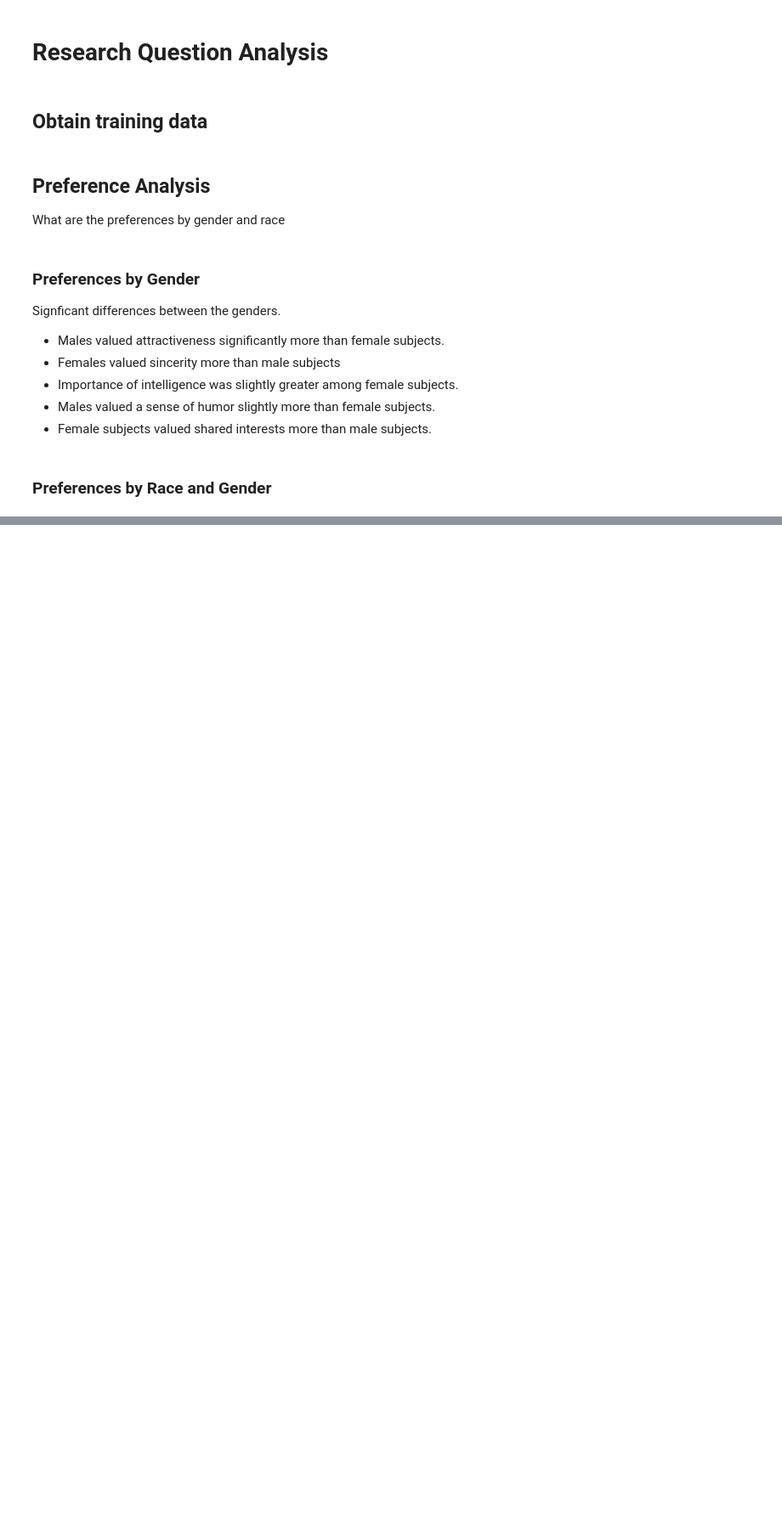
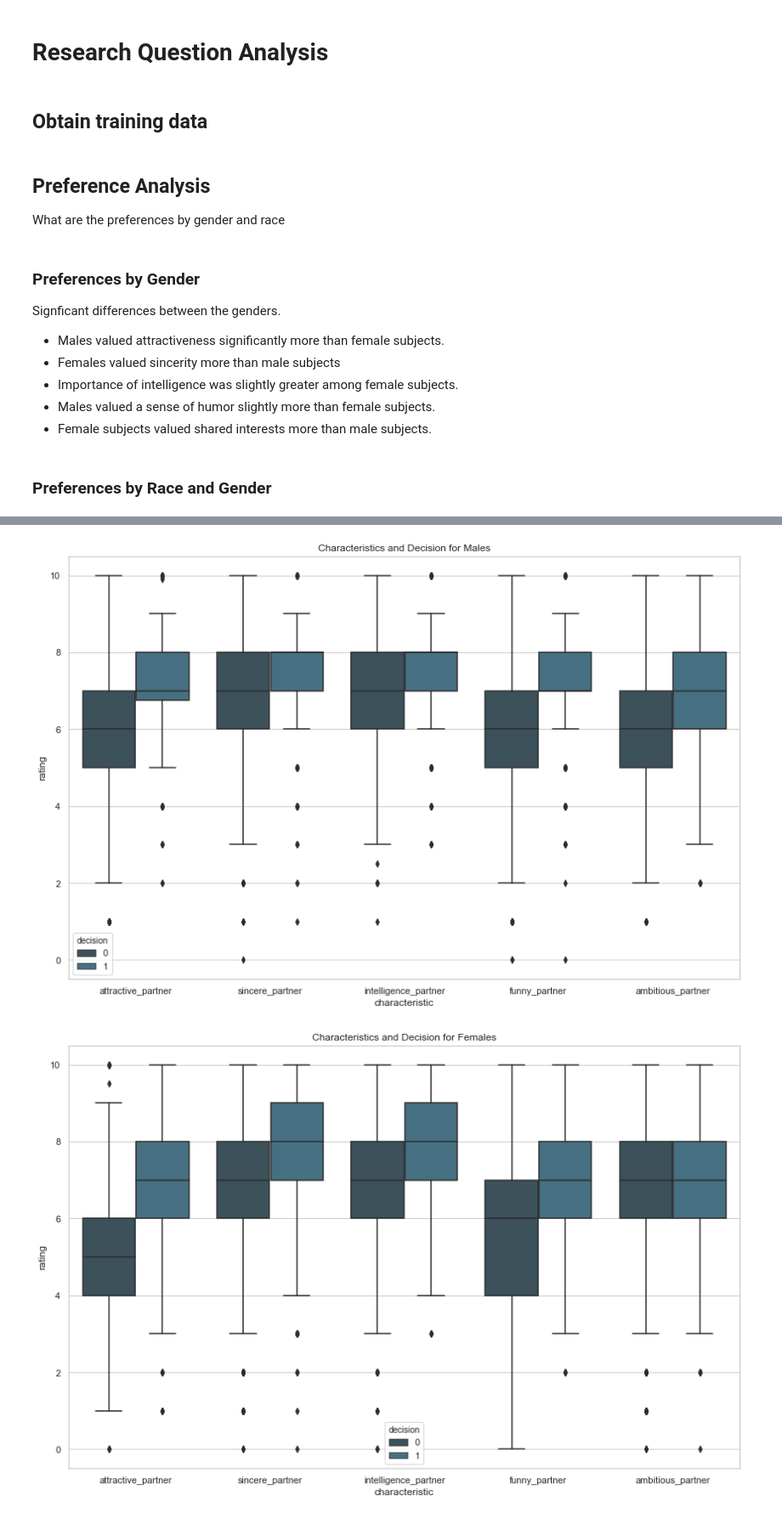
Before and after one commit to DecisionScients/Predictive-Dating, a Jupyter notebook: notebooks/3.4 Research Question Analysis.ipynb, the cells around one changed output, grey strips where cells are left out. Shown at 85% size. Saved outputs shown, nothing was run; the diff lists cells and outputs as text; code cells hidden in the pictures; blank space fills up the shorter version.

```diff
--- a/notebooks/3.4 Research Question Analysis.ipynb
+++ b/notebooks/3.4 Research Question Analysis.ipynb
@@ -188,0 +128,11 @@ for preference in y:
+# %%
+df2_1_males = df_partner_rating_s[df_partner_rating_s['gender'] == 'male']
+df2_1_females = df_partner_rating_s[df_partner_rating_s['gender'] == 'female']
+
+rq2_1_males = visual.boxplot(df2_1_males, x='characteristic', y='rating', hue='decision',
+                       title='Characteristics and Decision for Males')
+rq2_1_females = visual.boxplot(df2_1_females, x='characteristic', y='rating', hue='decision',
+                       title='Characteristics and Decision for Females')
+# %% [output]
+[figure, added]
+[figure, added]
```
Also changed, not shown: parts of 14 cells of this notebook, 12 other files.
